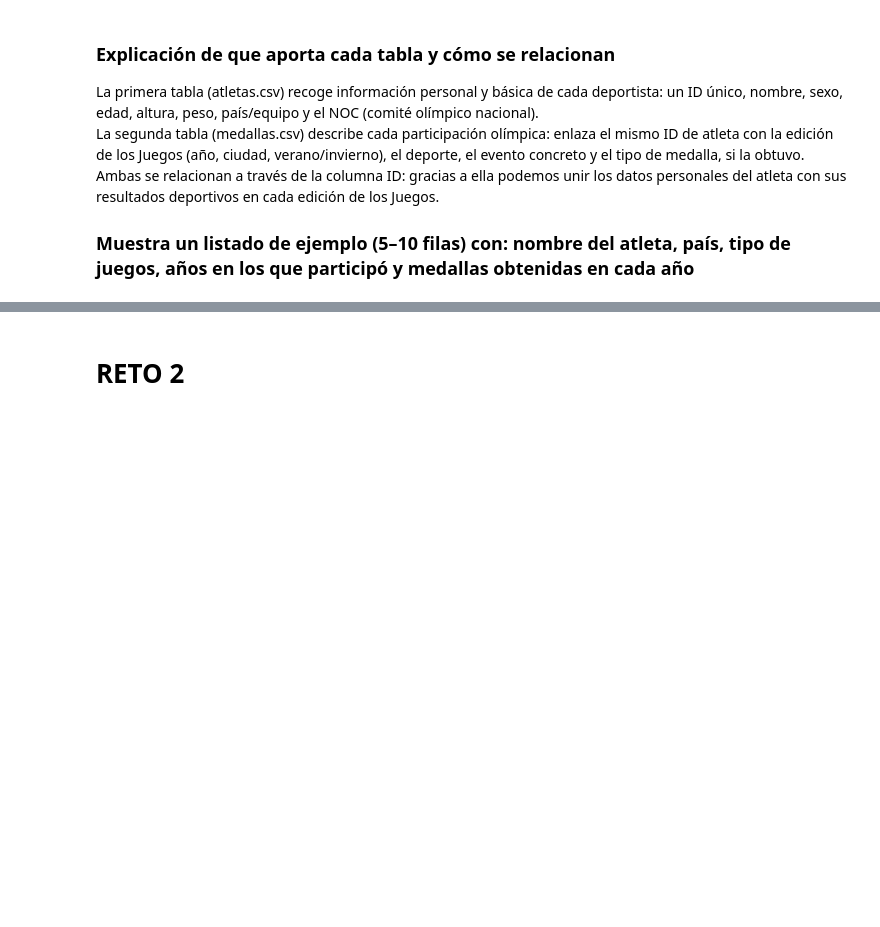
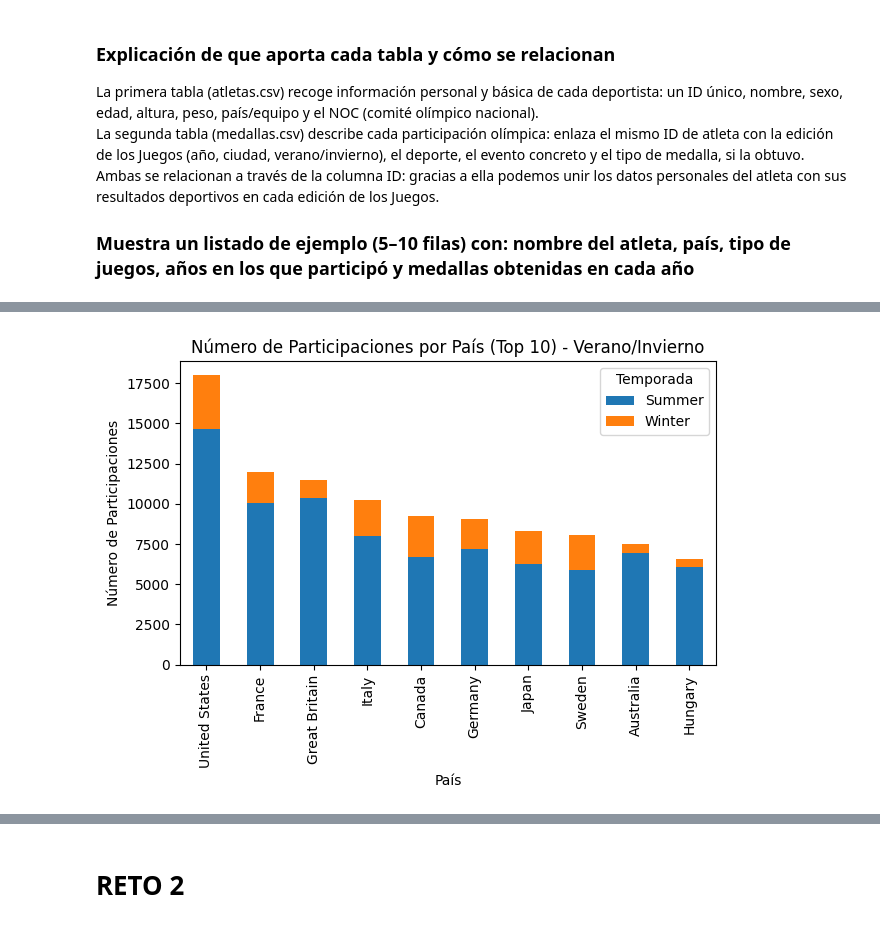
Before and after one commit to juanfrantomas/python-jjoo, a Jupyter notebook: retoPython.ipynb, the cells around one changed output, grey strips where cells are left out. Drawn from its saved outputs; the diff is of its cells as text; code cells hidden in the pictures; blank space fills up the shorter version.

```diff
--- a/retoPython.ipynb
+++ b/retoPython.ipynb
@@ -79,0 +84,28 @@ print(resumen[resumen['Medallas_Obtenidas'] > 1].head(5))
+# %%
+# Número de participaciones por país para los 10 países con más participaciones, separando Verano/Invierno
+participaciones = (
+    df_JJOO
+    .groupby(['Team', 'Season'])
+    .size()
+    .reset_index(name='Num_Participaciones')
+)
+top10_paises = (
+    participaciones
+    .groupby('Team')['Num_Participaciones']
+    .sum()
+    .nlargest(10)
+    .index
+)
+participaciones_top10 = participaciones[participaciones['Team'].isin(top10_paises)]
+# Gráfico de barras apiladas ordenadas de mayor a menor
+pivot_participaciones = participaciones_top10.pivot(index='Team', columns='Season', values='Num_Participaciones').fillna(0)
+pivot_participaciones = pivot_participaciones.loc[pivot_participaciones.sum(axis=1).sort_values(ascending=False).index]
+pivot_participaciones.plot(kind='bar', stacked=True)
+plt.title('Número de Participaciones por País (Top 10) - Verano/Invierno')
+plt.xlabel('País')
+plt.ylabel('Número de Participaciones')
+plt.legend(title='Temporada')
+plt.tight_layout()
+plt.show()
+# %% [output]
+[figure, added]
```
Also changed, not shown: parts of 6 cells of this notebook.
